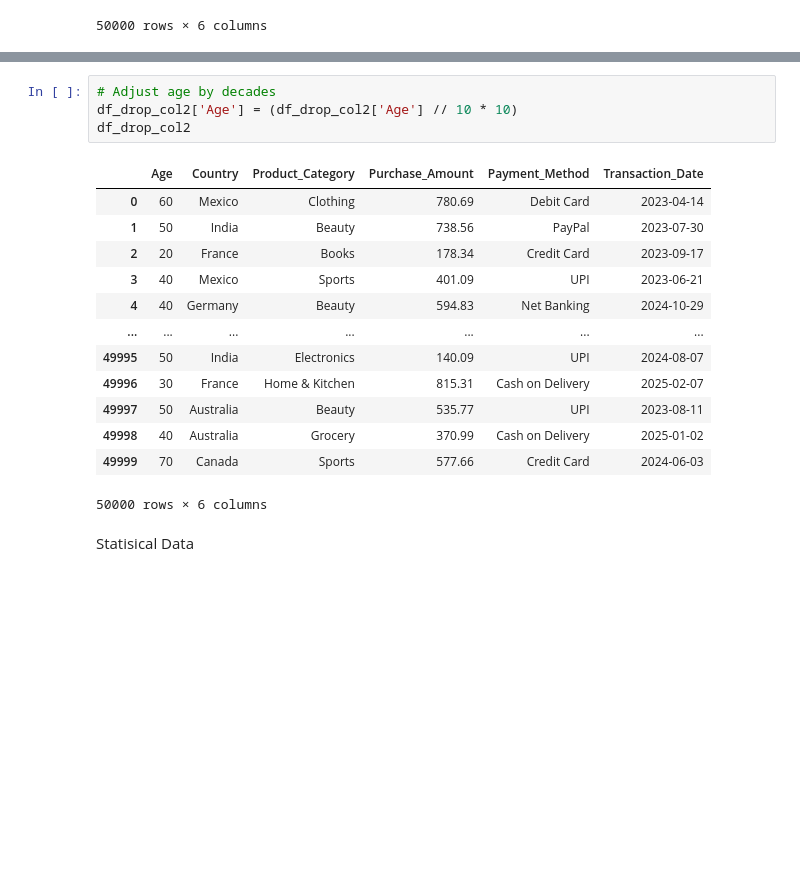
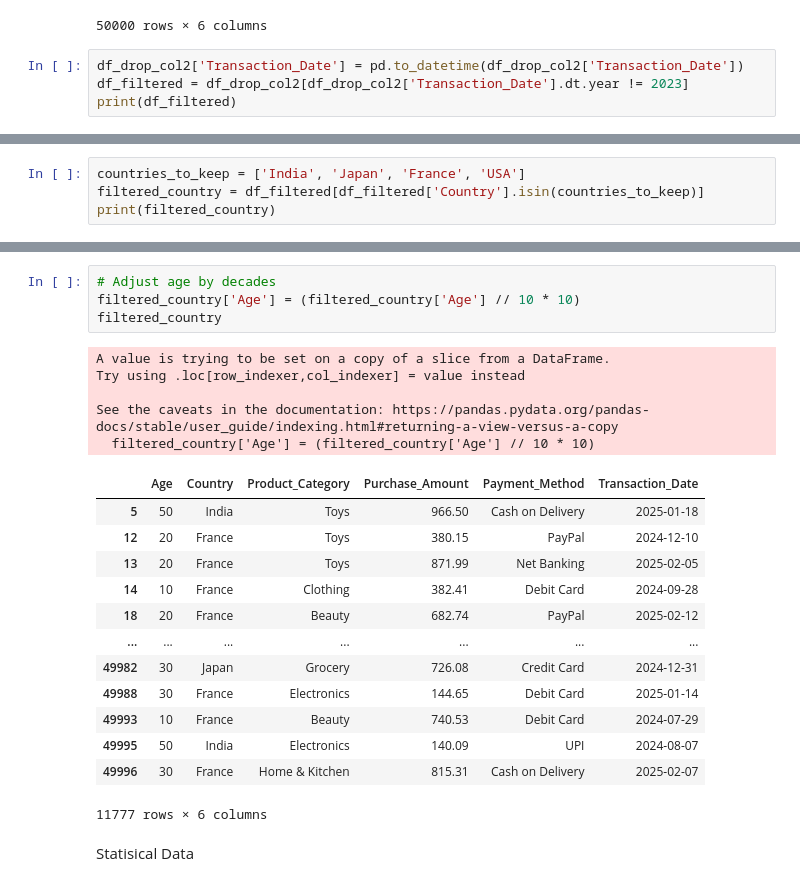
Before and after one commit to TammyLeung122/EDA-Group-5, a Jupyter notebook: EDA_E-Commerce.ipynb, the cells around one changed output, grey strips where cells are left out. Saved outputs shown, nothing was run; the diff lists cells and outputs as text; blank space fills up the shorter version.

```diff
--- a/EDA_E-Commerce.ipynb
+++ b/EDA_E-Commerce.ipynb
@@ -128,3 +128,7 @@ df_drop_col2
 | 49998 | 48 | Australia | Grocery | 370.99 | Cash on Delivery | 2025-01-02 |
 | 49999 | 70 | Canada | Sports | 577.66 | Credit Card | 2024-06-03 |
 50000 rows × 6 columns
+# %%
+df_drop_col2['Transaction_Date'] = pd.to_datetime(df_drop_col2['Transaction_Date'])
+df_filtered = df_drop_col2[df_drop_col2['Transaction_Date'].dt.year != 2023]
+print(df_filtered)
@@ -130,0 +168,4 @@ df_drop_col2
+# %%
+countries_to_keep = ['India', 'Japan', 'France', 'USA']
+filtered_country = df_filtered[df_filtered['Country'].isin(countries_to_keep)]
+print(filtered_country)
@@ -131,21 +190,26 @@ df_drop_col2
 # %%
 # Adjust age by decades
-df_drop_col2['Age'] = (df_drop_col2['Age'] // 10 * 10)
-df_drop_col2
+filtered_country['Age'] = (filtered_country['Age'] // 10 * 10)
+filtered_country
 # %% [output]
+A value is trying to be set on a copy of a slice from a DataFrame.
+Try using .loc[row_indexer,col_indexer] = value instead
+
+See the caveats in the documentation: https://pandas.pydata.org/pandas-docs/stable/user_guide/indexing.html#returning-a-view-versus-a-copy
+  filtered_country['Age'] = (filtered_country['Age'] // 10 * 10)
 |  | Age | Country | Product_Category | Purchase_Amount | Payment_Method | Transaction_Date |
-| 0 | 60 | Mexico | Clothing | 780.69 | Debit Card | 2023-04-14 |
-| 1 | 50 | India | Beauty | 738.56 | PayPal | 2023-07-30 |
-| 2 | 20 | France | Books | 178.34 | Credit Card | 2023-09-17 |
-| 3 | 40 | Mexico | Sports | 401.09 | UPI | 2023-06-21 |
-| 4 | 40 | Germany | Beauty | 594.83 | Net Banking | 2024-10-29 |
+| 5 | 50 | India | Toys | 966.50 | Cash on Delivery | 2025-01-18 |
+| 12 | 20 | France | Toys | 380.15 | PayPal | 2024-12-10 |
+| 13 | 20 | France | Toys | 871.99 | Net Banking | 2025-02-05 |
+| 14 | 10 | France | Clothing | 382.41 | Debit Card | 2024-09-28 |
+| 18 | 20 | France | Beauty | 682.74 | PayPal | 2025-02-12 |
 | ... | ... | ... | ... | ... | ... | ... |
+| 49982 | 30 | Japan | Grocery | 726.08 | Credit Card | 2024-12-31 |
+| 49988 | 30 | France | Electronics | 144.65 | Debit Card | 2025-01-14 |
+| 49993 | 10 | France | Beauty | 740.53 | Debit Card | 2024-07-29 |
 | 49995 | 50 | India | Electronics | 140.09 | UPI | 2024-08-07 |
 | 49996 | 30 | France | Home & Kitchen | 815.31 | Cash on Delivery | 2025-02-07 |
-| 49997 | 50 | Australia | Beauty | 535.77 | UPI | 2023-08-11 |
-| 49998 | 40 | Australia | Grocery | 370.99 | Cash on Delivery | 2025-01-02 |
-| 49999 | 70 | Canada | Sports | 577.66 | Credit Card | 2024-06-03 |
-50000 rows × 6 columns
+11777 rows × 6 columns
 # %% [markdown]
 Statisical Data
 # %%
```
Also changed, not shown: parts of 4 cells of this notebook.
